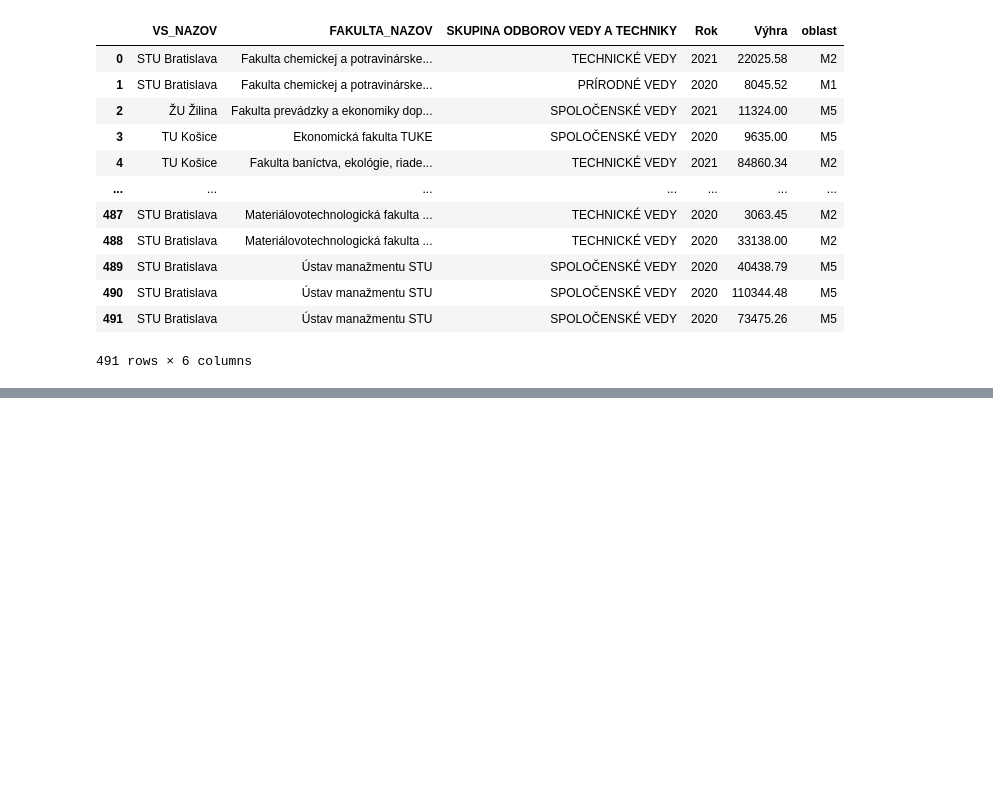
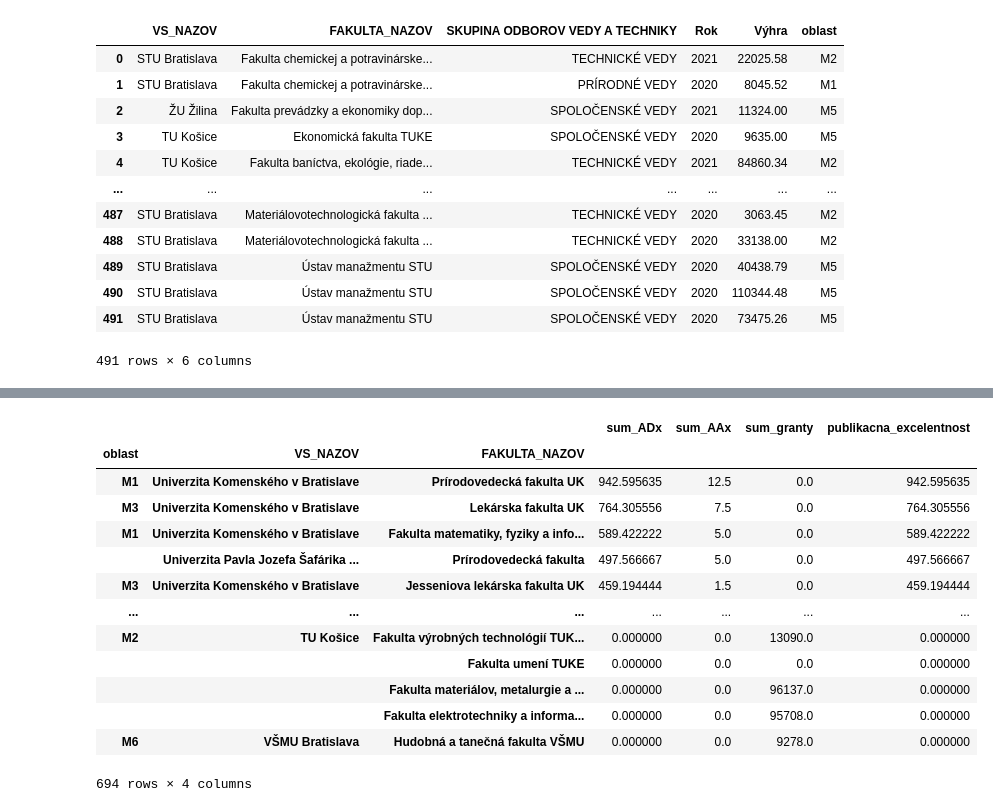
Before and after one commit to kiwaikiki/rozpis-dotacii-sr-vs, a Jupyter notebook: src/analyze.ipynb, the cells around one changed output, grey strips where cells are left out. Saved outputs shown, nothing was run; the diff lists cells and outputs as text; code cells hidden in the pictures; blank space fills up the shorter version.

```diff
--- a/src/analyze.ipynb
+++ b/src/analyze.ipynb
@@ -180,7 +196,7 @@ Name: Váha, Length: 548, dtype: float64
 stlpce = ['VS_NAZOV', 'FAKULTA_NAZOV', 'kategoria_metodika']
 melt_stlpce = [f"OBLAST_VYSKUMU_KOD{i}" for i in ["", 2]]
 publikacie_AAx_melted = melt_sheet(publikacie_AAx, stlpce, melt_stlpce, 'oblast_kod')
-publikacie_AAx_melted['oblast'] = publikacie_AAx_melted['oblast_kod'].map(id2oblasti)
+publikacie_AAx_melted['oblast'] = publikacie_AAx_melted['oblast_kod'].map(oblasti_mapping)
 publikacie_AAx_melted.query('VS_NAZOV == "Ekonomická univerzita v Bratislave" and FAKULTA_NAZOV == "Obchodná fakulta"')
 # %% [output]
 |  | VS_NAZOV | FAKULTA_NAZOV | kategoria_metodika | oblast_kod | oblast |
@@ -201,7 +217,7 @@ publikacie_AAx_melted.query('VS_NAZOV == "Ekonomická univerzita v Bratislave" a
 | 1921 | Ekonomická univerzita v Bratislave | Obchodná fakulta | 0.5 | 170.0 | M2 |
 | 2676 | Ekonomická univerzita v Bratislave | Obchodná fakulta | 4.0 | 80.0 | M5 |
 # %%
-publikacie_AAx_sum = publikacie_AAx_melted.groupby(['oblast'] + index_columns, dropna=False)['kategoria_metodika'].sum()
+publikacie_AAx_sum = sumup_groupby(publikacie_AAx_melted, ['oblast'] + index_columns, 'kategoria_metodika', 'sum_AAx')
 publikacie_AAx_sum.sort_values(ascending=False)
 # %% [output]
 oblast  VS_NAZOV                                   FAKULTA_NAZOV
@@ -234,7 +250,7 @@ granty.rename(columns = {
 relevant_columns = index_columns + ['SKUPINA ODBOROV VEDY A TECHNIKY', 'Rok', 'Výhra']
 granty = granty.loc[:, relevant_columns].dropna(subset = ['Výhra'])
 
-granty['oblast'] = granty['SKUPINA ODBOROV VEDY A TECHNIKY'].map(id2oblasti)
+granty['oblast'] = granty['SKUPINA ODBOROV VEDY A TECHNIKY'].map(oblasti_mapping)
 granty
 # %% [output]
 |  | VS_NAZOV | FAKULTA_NAZOV | SKUPINA ODBOROV VEDY A TECHNIKY | Rok | Výhra | oblast |
@@ -291,0 +339,27 @@ Name: Výhra, dtype: float64
+# %%
+# join publikacie_ADx_sum, publikacie_AAx_sum, publikacie_Zxx_sum, granty_sum based on index_columns
+index_columns = ['VS_NAZOV', 'FAKULTA_NAZOV', 'oblast']
+pracoviska_excelentnost = pd.concat([
+    publikacie_ADx_sum,
+    publikacie_AAx_sum,
+    granty_sum,
+], axis=1, join='outer').fillna(0.0)
+pracoviska_excelentnost.loc[['M1','M2','M3','M4'], 'publikacna_excelentnost'] = pracoviska_excelentnost.loc[['M1','M2','M3','M4']]['sum_ADx']
+pracoviska_excelentnost.loc[['M5'], 'publikacna_excelentnost'] = pracoviska_excelentnost.loc[['M5']].apply(lambda x: x['sum_ADx'] * 0.75 + x['sum_AAx'] * 0.25, axis=1)
+pracoviska_excelentnost.loc[['M6'], 'publikacna_excelentnost'] = pracoviska_excelentnost.loc[['M6']].apply(lambda x: x['sum_ADx'] * 0.60 + x['sum_AAx'] * 0.40, axis=1)
+pracoviska_excelentnost.sort_values(by='publikacna_excelentnost', ascending=False)
+# %% [output]
+|  |  |  | sum_ADx | sum_AAx | sum_granty | publikacna_excelentnost |
+| oblast | VS_NAZOV | FAKULTA_NAZOV |  |  |  |  |
+| M1 | Univerzita Komenského v Bratislave | Prírodovedecká fakulta UK | 942.595635 | 12.5 | 0.0 | 942.595635 |
+| M3 | Univerzita Komenského v Bratislave | Lekárska fakulta UK | 764.305556 | 7.5 | 0.0 | 764.305556 |
+| M1 | Univerzita Komenského v Bratislave | Fakulta matematiky, fyziky a info... | 589.422222 | 5.0 | 0.0 | 589.422222 |
+|  | Univerzita Pavla Jozefa Šafárika ... | Prírodovedecká fakulta | 497.566667 | 5.0 | 0.0 | 497.566667 |
+| M3 | Univerzita Komenského v Bratislave | Jesseniova lekárska fakulta UK | 459.194444 | 1.5 | 0.0 | 459.194444 |
+| ... | ... | ... | ... | ... | ... | ... |
+| M2 | TU Košice | Fakulta výrobných technológií TUK... | 0.000000 | 0.0 | 13090.0 | 0.000000 |
+|  |  | Fakulta umení TUKE | 0.000000 | 0.0 | 0.0 | 0.000000 |
+|  |  | Fakulta materiálov, metalurgie a ... | 0.000000 | 0.0 | 96137.0 | 0.000000 |
+|  |  | Fakulta elektrotechniky a informa... | 0.000000 | 0.0 | 95708.0 | 0.000000 |
+| M6 | VŠMU Bratislava | Hudobná a tanečná fakulta VŠMU | 0.000000 | 0.0 | 9278.0 | 0.000000 |
+694 rows × 4 columns
```
Also changed, not shown: parts of 11 cells of this notebook.
